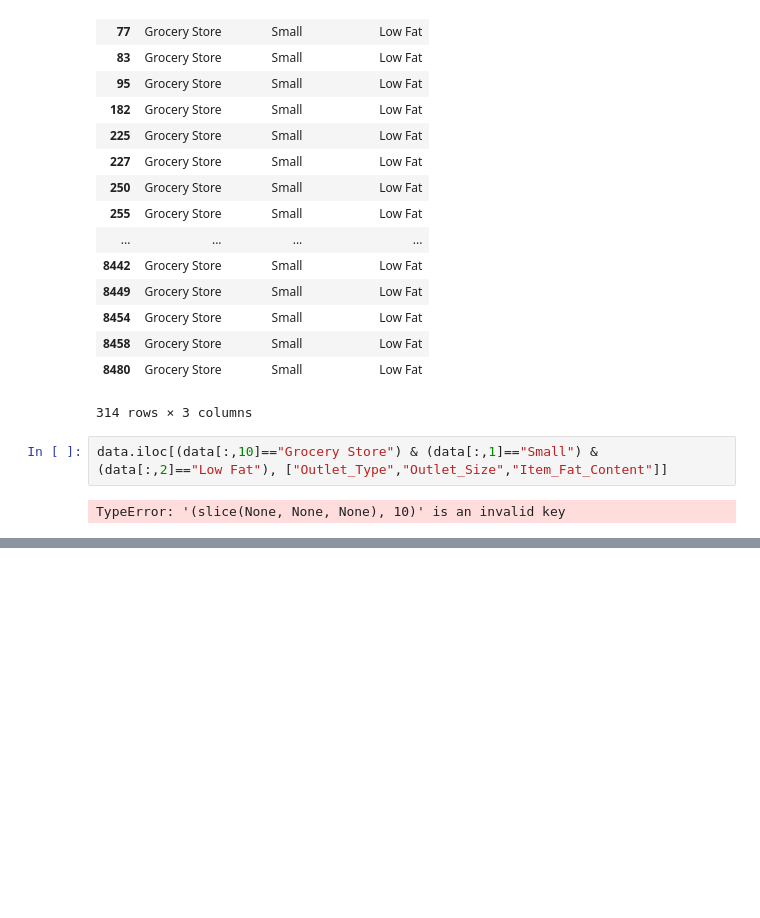
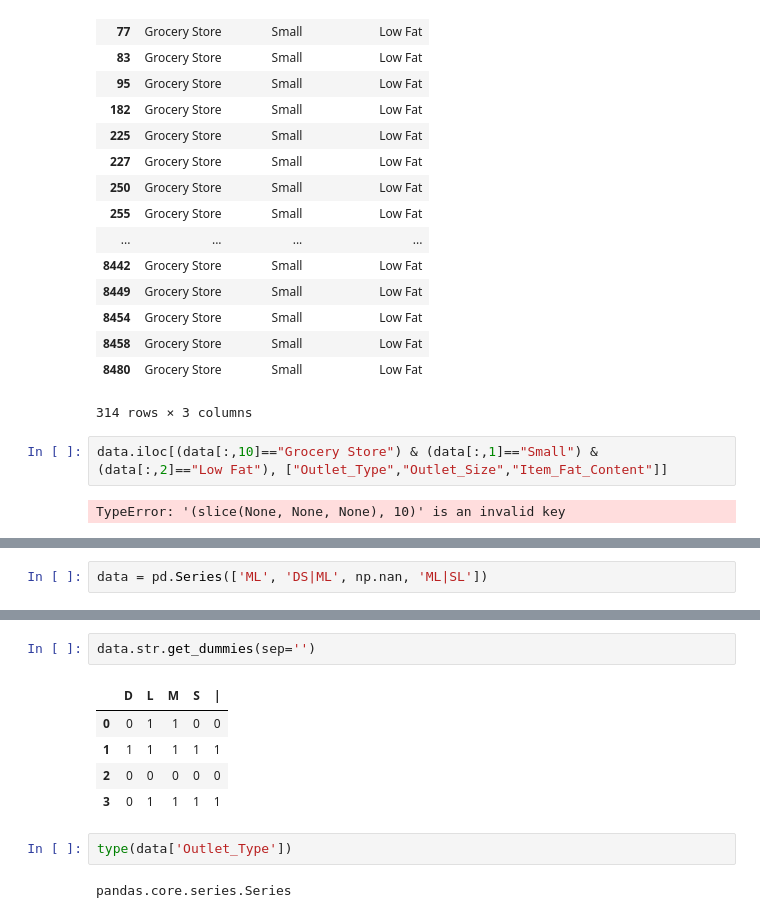
Before and after one commit to sagarnil1989/JigsawRepository, a Jupyter notebook: Python for Data Science and Machine Learning/Data Manipulation With Pandas/Code Snippets - Data Manipulation with Pandas/Assignment/Untitled.ipynb, the cells around one changed output, grey strips where cells are left out. Cells and saved outputs as stored; diff of their text form; blank space fills up the shorter version.

```diff
--- a/Python for Data Science and Machine Learning/Data Manipulation With Pandas/Code Snippets - Data Manipulation with Pandas/Assignment/Untitled.ipynb
+++ b/Python for Data Science and Machine Learning/Data Manipulation With Pandas/Code Snippets - Data Manipulation with Pandas/Assignment/Untitled.ipynb
@@ -53,0 +105,2 @@ TypeError: '(slice(None, None, None), 10)' is an invalid key
+# %%
+data = pd.Series(['ML', 'DS|ML', np.nan, 'ML|SL'])
@@ -53,0 +115,12 @@ TypeError: '(slice(None, None, None), 10)' is an invalid key
+# %%
+data.str.get_dummies(sep='')
+# %% [output]
+|  | D | L | M | S | | |
+| 0 | 0 | 1 | 1 | 0 | 0 |
+| 1 | 1 | 1 | 1 | 1 | 1 |
+| 2 | 0 | 0 | 0 | 0 | 0 |
+| 3 | 0 | 1 | 1 | 1 | 1 |
+# %%
+type(data['Outlet_Type'])
+# %% [output]
+pandas.core.series.Series
```
Also changed, not shown: parts of 12 cells of this notebook, 13 other files.
